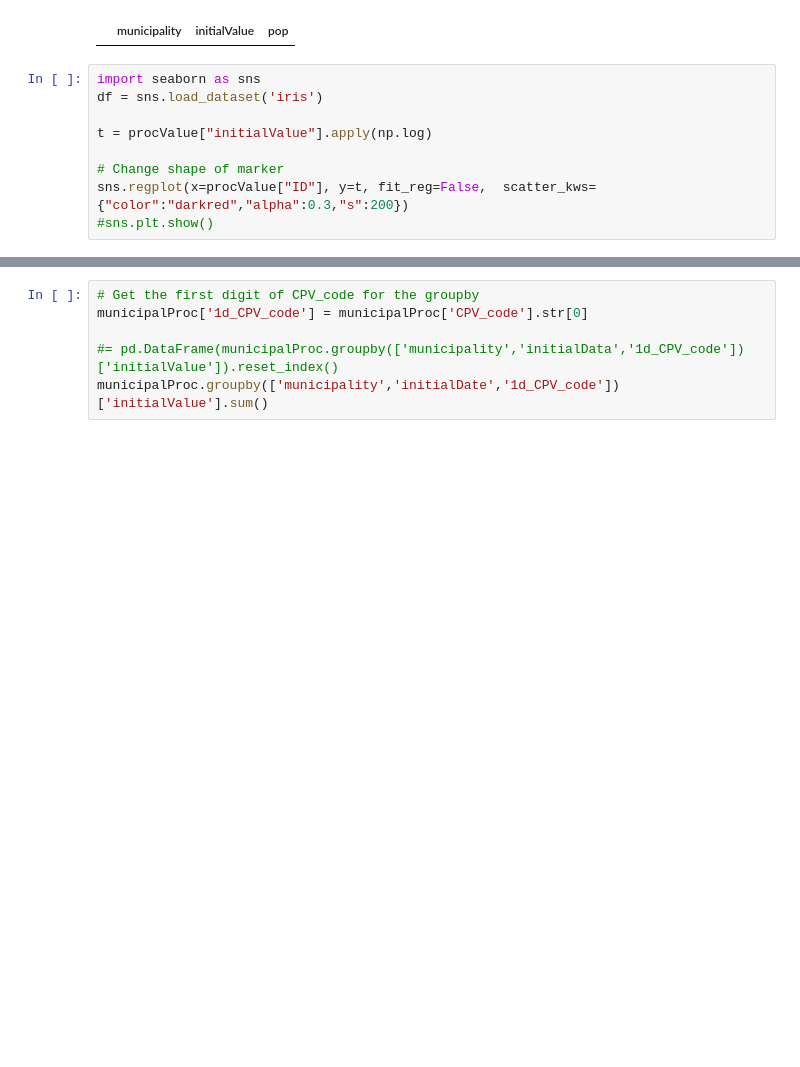
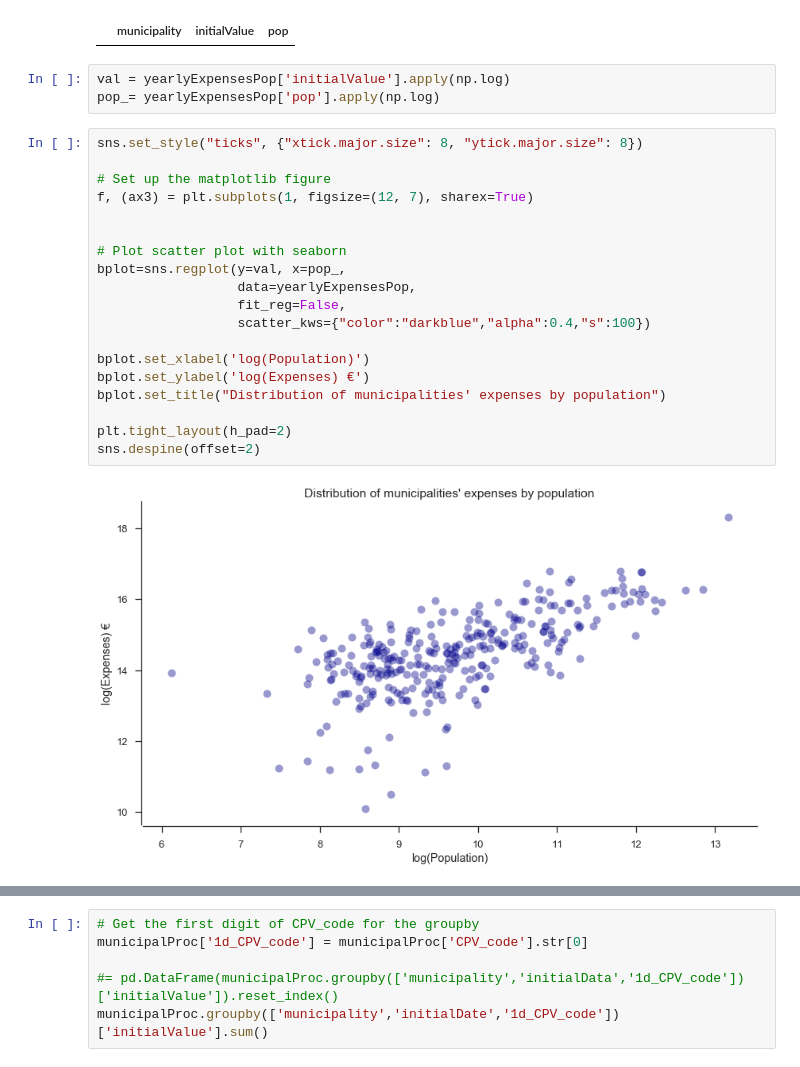
Before and after one commit to RodolfoLSS/Portuguese_Procurements, a Jupyter notebook: H7.20180088.ipynb, the cells around one changed output, grey strips where cells are left out. Saved outputs shown, nothing was run; the diff lists cells and outputs as text; blank space fills up the shorter version.

Commit message:
Scatter plot of municipalities's expenses by population and whisker plot of procurements' values by month

```diff
--- a/H7.20180088.ipynb
+++ b/H7.20180088.ipynb
@@ -353,12 +353,27 @@ yearlyExpensesPop
 yearlyExpensesPop.loc[yearlyExpensesPop['pop'].isna()]
 # %% [output]
 |  | municipality | initialValue | pop |
-# %%
-import seaborn as sns
-df = sns.load_dataset('iris')
-
-t = procValue["initialValue"].apply(np.log)
-
-# Change shape of marker
-sns.regplot(x=procValue["ID"], y=t, fit_reg=False,  scatter_kws={"color":"darkred","alpha":0.3,"s":200})
-#sns.plt.show()
+# %%
+val = yearlyExpensesPop['initialValue'].apply(np.log)
+pop_= yearlyExpensesPop['pop'].apply(np.log)
+# %%
+sns.set_style("ticks", {"xtick.major.size": 8, "ytick.major.size": 8})
+
+# Set up the matplotlib figure
+f, (ax3) = plt.subplots(1, figsize=(12, 7), sharex=True)
+
+
+# Plot scatter plot with seaborn
+bplot=sns.regplot(y=val, x=pop_,
+                  data=yearlyExpensesPop,
+                  fit_reg=False,
+                  scatter_kws={"color":"darkblue","alpha":0.4,"s":100})
+
+bplot.set_xlabel('log(Population)')
+bplot.set_ylabel('log(Expenses) €')
+bplot.set_title("Distribution of municipalities' expenses by population")
+
+plt.tight_layout(h_pad=2)
+sns.despine(offset=2)
+# %% [output]
+[figure, added]
```
Also changed, not shown: parts of 3 cells of this notebook.
